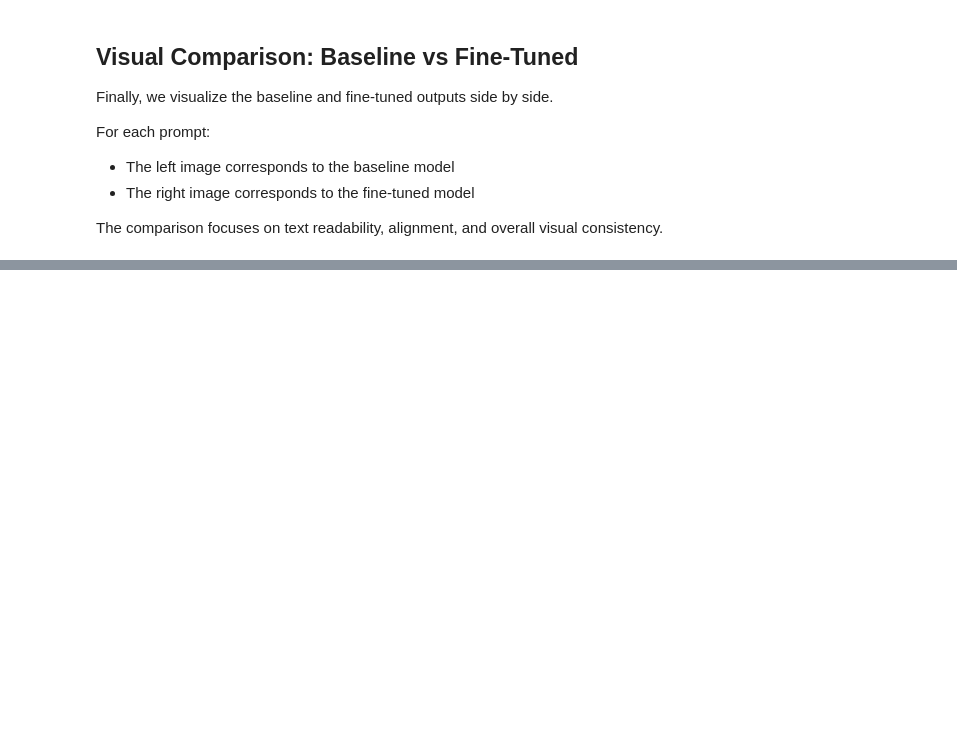
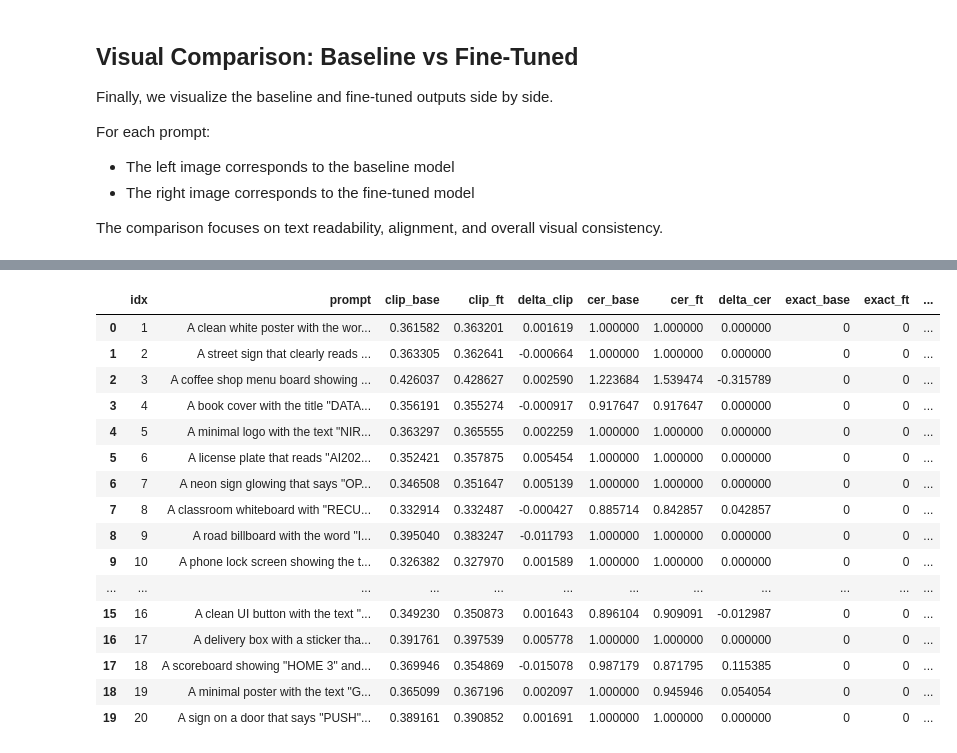
Before and after one commit to nirrahav/dl-project-text-rendering-diffusion, a Jupyter notebook: colab/Final_project.ipynb, the cells around one changed output, grey strips where cells are left out. Cells and saved outputs as stored; diff of their text form; code cells hidden in the pictures; blank space fills up the shorter version.

```diff
--- a/colab/Final_project.ipynb
+++ b/colab/Final_project.ipynb
@@ -285,0 +437,20 @@ plt.show()
+# %%
+DEVICE = "cuda" if torch.cuda.is_available() else "cpu"
+
+clip_model = CLIPModel.from_pretrained("openai/clip-vit-base-patch32").to(DEVICE).eval()
+clip_proc  = CLIPProcessor.from_pretrained("openai/clip-vit-base-patch32")
+
+def clip_score(img: Image.Image, text: str) -> float:
+    inputs = clip_proc(text=[text], images=img, return_tensors="pt", padding=True).to(DEVICE)
+    with torch.no_grad():
+        out = clip_model(**inputs)
+        im = F.normalize(out.image_embeds, dim=-1)
+        tx = F.normalize(out.text_embeds, dim=-1)
+        return float((im @ tx.T).item())
+
+def ocr_metrics(img: Image.Image, gt: str):
+    pred = pytesseract.image_to_string(img).strip()
+    dist = Levenshtein.distance(pred, gt)
+    cer  = dist / max(len(gt), 1)
+    em   = int(pred == gt)
+    return pred, dist, cer, em
@@ -285,0 +466,56 @@ plt.show()
+# %%
+rows = []
+
+for i, gt in enumerate(PROMPTS, start=1):
+    base_path = BASE_DIR / f"{i:02d}.png"
+    ft_path   = FT_DIR   / f"{i:02d}.png"
+
+    base_img = Image.open(base_path).convert("RGB")
+    ft_img   = Image.open(ft_path).convert("RGB")
+
+    # --- Base ---
+    base_clip = clip_score(base_img, gt)
+    base_pred, base_lev, base_cer, base_em = ocr_metrics(base_img, gt)
+
+    # --- Fine-tuned ---
+    ft_clip = clip_score(ft_img, gt)
+    ft_pred, ft_lev, ft_cer, ft_em = ocr_metrics(ft_img, gt)
+
+    rows.append({
+        "idx": i,
+        "prompt": gt,
+
+        "clip_base": base_clip,
+        "clip_ft": ft_clip,
+        "delta_clip": ft_clip - base_clip,   # חיובי = שיפור
+
+        "cer_base": base_cer,
+        "cer_ft": ft_cer,
+        "delta_cer": base_cer - ft_cer,      # חיובי = שיפור (CER קטן יותר טוב)
+
+        "exact_base": base_em,
+        "exact_ft": ft_em,
+        "delta_exact": ft_em - base_em,      # חיובי = שיפור
+    })
+
+df = pd.DataFrame(rows)
+
+df
+# %% [output]
+|  | idx | prompt | clip_base | clip_ft | delta_clip | cer_base | cer_ft | delta_cer | exact_base | exact_ft | ... |
+| 0 | 1 | A clean white poster with the wor... | 0.361582 | 0.363201 | 0.001619 | 1.000000 | 1.000000 | 0.000000 | 0 | 0 | ... |
+| 1 | 2 | A street sign that clearly reads ... | 0.363305 | 0.362641 | -0.000664 | 1.000000 | 1.000000 | 0.000000 | 0 | 0 | ... |
+| 2 | 3 | A coffee shop menu board showing ... | 0.426037 | 0.428627 | 0.002590 | 1.223684 | 1.539474 | -0.315789 | 0 | 0 | ... |
+| 3 | 4 | A book cover with the title "DATA... | 0.356191 | 0.355274 | -0.000917 | 0.917647 | 0.917647 | 0.000000 | 0 | 0 | ... |
+| 4 | 5 | A minimal logo with the text "NIR... | 0.363297 | 0.365555 | 0.002259 | 1.000000 | 1.000000 | 0.000000 | 0 | 0 | ... |
+| 5 | 6 | A license plate that reads "AI202... | 0.352421 | 0.357875 | 0.005454 | 1.000000 | 1.000000 | 0.000000 | 0 | 0 | ... |
+| 6 | 7 | A neon sign glowing that says "OP... | 0.346508 | 0.351647 | 0.005139 | 1.000000 | 1.000000 | 0.000000 | 0 | 0 | ... |
+| 7 | 8 | A classroom whiteboard with "RECU... | 0.332914 | 0.332487 | -0.000427 | 0.885714 | 0.842857 | 0.042857 | 0 | 0 | ... |
+| 8 | 9 | A road billboard with the word "I... | 0.395040 | 0.383247 | -0.011793 | 1.000000 | 1.000000 | 0.000000 | 0 | 0 | ... |
+| 9 | 10 | A phone lock screen showing the t... | 0.326382 | 0.327970 | 0.001589 | 1.000000 | 1.000000 | 0.000000 | 0 | 0 | ... |
+| ... | ... | ... | ... | ... | ... | ... | ... | ... | ... | ... | ... |
+| 15 | 16 | A clean UI button with the text "... | 0.349230 | 0.350873 | 0.001643 | 0.896104 | 0.909091 | -0.012987 | 0 | 0 | ... |
+| 16 | 17 | A delivery box with a sticker tha... | 0.391761 | 0.397539 | 0.005778 | 1.000000 | 1.000000 | 0.000000 | 0 | 0 | ... |
+| 17 | 18 | A scoreboard showing "HOME 3" and... | 0.369946 | 0.354869 | -0.015078 | 0.987179 | 0.871795 | 0.115385 | 0 | 0 | ... |
+| 18 | 19 | A minimal poster with the text "G... | 0.365099 | 0.367196 | 0.002097 | 1.000000 | 0.945946 | 0.054054 | 0 | 0 | ... |
+| 19 | 20 | A sign on a door that says "PUSH"... | 0.389161 | 0.390852 | 0.001691 | 1.000000 | 1.000000 | 0.000000 | 0 | 0 | ... |
```
Also changed, not shown: parts of 13 cells of this notebook, 1 other file.
